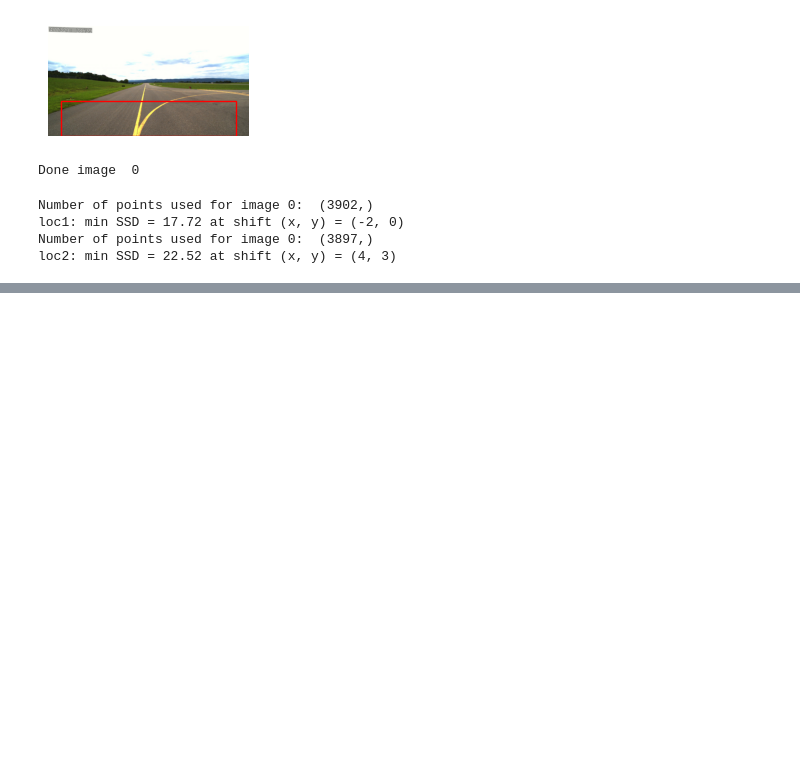
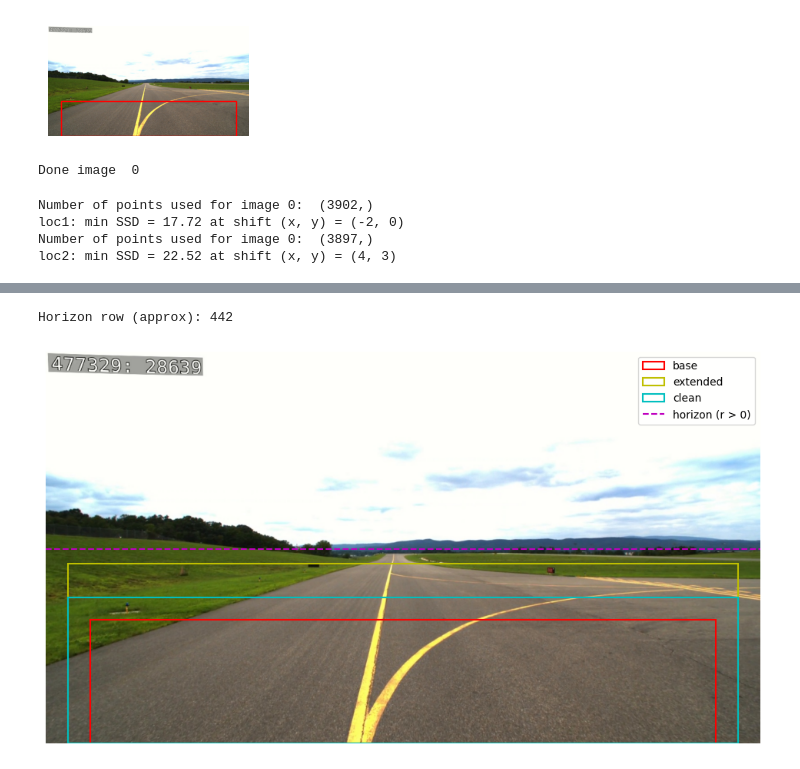
Before and after one commit to dchoate119/ASAR, a Jupyter notebook: s4/fde/lsa_example.ipynb, the cells around one changed output, grey strips where cells are left out. Drawn from its saved outputs; the diff is of its cells as text; code cells hidden in the pictures; blank space fills up the shorter version.

```diff
--- a/s4/fde/lsa_example.ipynb
+++ b/s4/fde/lsa_example.ipynb
@@ -255,10 +252,10 @@ Satellite: (1239, 1783)
 # %%
-# SSD on original satellite image
-locs['loc3_orig'] = (140, 342, 760, 575) # TODO: tuned values from cell 15
+# # SSD on original satellite image
+# locs['loc3_orig'] = (140, 342, 760, 575) # TODO: tuned values from cell 15
 
-scale, rot_deg, x, y = locs['loc3_orig']
-gnav.implement_guess_ind(np.array([[scale, np.deg2rad(rot_deg), x, y]]))
-ssds_locs['loc3_orig'] = gnav.ssd_nxn(n_ssd, 0)
+# scale, rot_deg, x, y = locs['loc3_orig']
+# gnav.implement_guess_ind(np.array([[scale, np.deg2rad(rot_deg), x, y]]))
+# ssds_locs['loc3_orig'] = gnav.ssd_nxn(n_ssd, 0)
 
-idx = np.unravel_index(np.argmin(ssds_locs['loc3_orig']), ssds_locs['loc3_orig'].shape)
-print(f"loc3_orig: min SSD = {ssds_locs['loc3_orig'][idx]:.2f} at shift (x, y) = ({idx[0]-n_ssd}, {idx[1]-n_ssd})")
+# idx = np.unravel_index(np.argmin(ssds_locs['loc3_orig']), ssds_locs['loc3_orig'].shape)
+# print(f"loc3_orig: min SSD = {ssds_locs['loc3_orig'][idx]:.2f} at shift (x, y) = ({idx[0]-n_ssd}, {idx[1]-n_ssd})")
@@ -328,0 +265,33 @@ print("nearest:", nearest)   # (frame_num, colmap_id, name)
+# %%
+import matplotlib.pyplot as plt
+import cv2
+
+# Candidate ROIs: x, y, width, height
+H, W = gnav.images_dict[0].shape[:2]
+rois = {'base': (100, 600, W - 200, H - 600),
+        'extended':  (50, 475, W - 100, H - 475),
+        # 'far':  (0, 350, W, H - 350),
+        'clean': (50, 550, W-100, H-550)}
+
+# Horizon estimate: highest row (center column) where the ray still hits the ground (r > 0)
+c2w = gnav.im_pts_2d[0]['c2w']
+v = np.arange(H)
+rays_c = np.stack([np.zeros(H), v - H/2, np.full(H, gnav.focal)], axis=1)
+rays_w = rays_c @ c2w[:3, :3].T
+r = (gnav.h_0 - c2w[:3, 3] @ gnav.grav_vec) / (rays_w @ gnav.grav_vec)
+horizon_row = v[r > 0].min()
+print("Horizon row (approx):", horizon_row)
+
+# Plot
+im = cv2.cvtColor(gnav.images_dict[0], cv2.COLOR_BGR2RGB)
+plt.figure(figsize=(12, 7))
+plt.imshow(im)
+for (k, (x, y, w, h)), c in zip(rois.items(), ['r', 'y', 'c', 'b']):
+    plt.gca().add_patch(plt.Rectangle((x, y), w, h, fill=False, edgecolor=c, lw=1.5, label=k))
+plt.axhline(horizon_row, color='m', ls='--', label='horizon (r > 0)')
+plt.legend()
+plt.axis('off')
+plt.show()
+# %% [output]
+Horizon row (approx): 442
+[figure, added]
```
Also changed, not shown: parts of 16 cells of this notebook, 1 other file.
